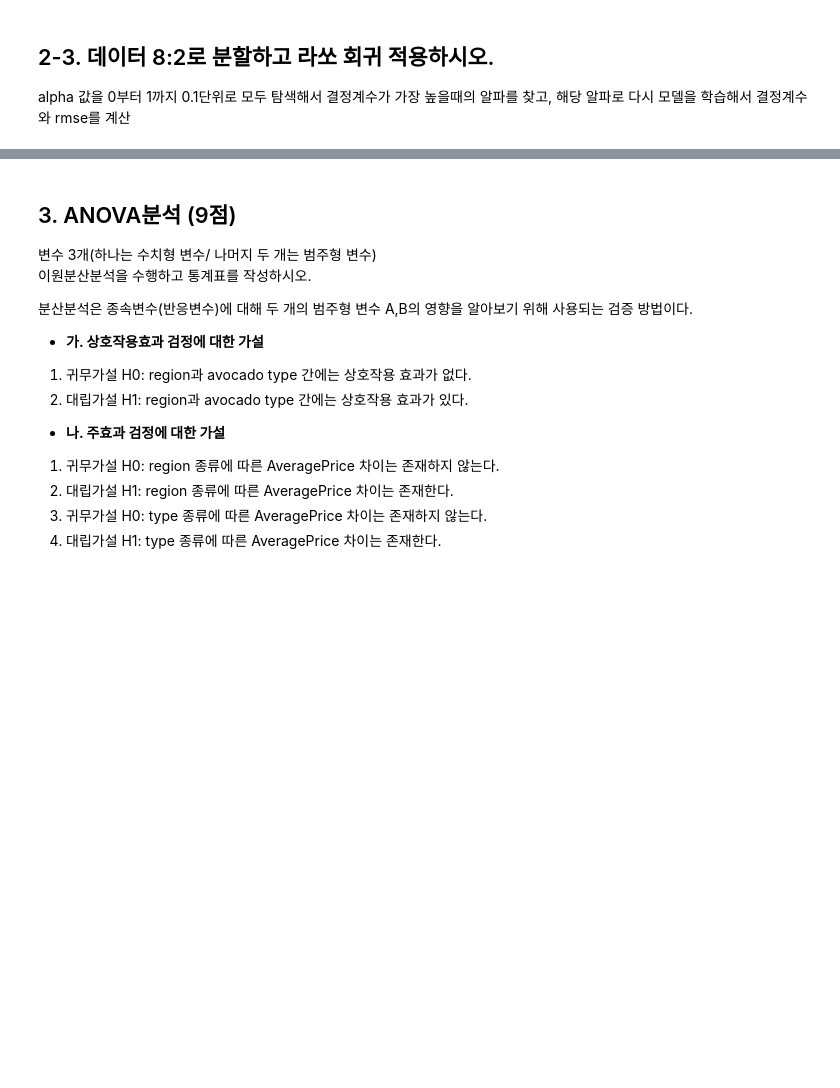
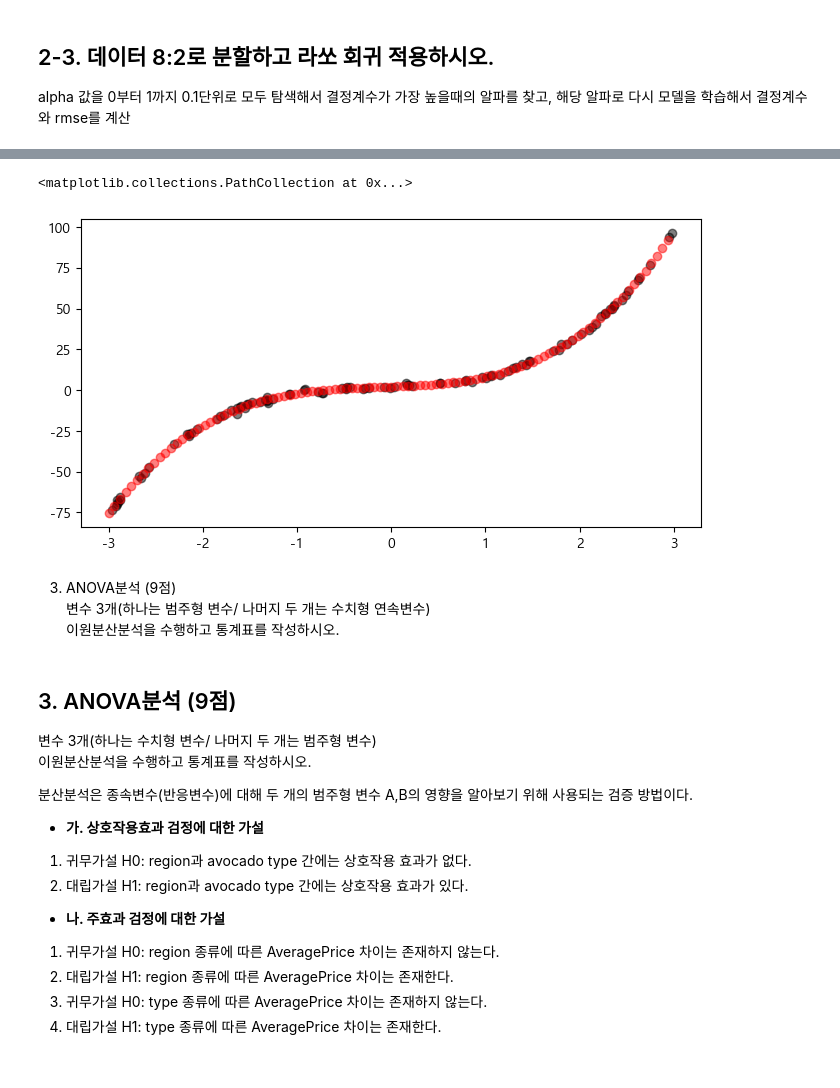
Before and after one commit to blueage98/adp_work, a Jupyter notebook: ADP-실기-DESSA/최신 기출동형 모의고사/1회_통계분석 - 연습.ipynb, the cells around one changed output, grey strips where cells are left out. Saved outputs shown, nothing was run; the diff lists cells and outputs as text; code cells hidden in the pictures; blank space fills up the shorter version.

```diff
--- a/ADP-실기-DESSA/최신 기출동형 모의고사/1회_통계분석 - 연습.ipynb
+++ b/ADP-실기-DESSA/최신 기출동형 모의고사/1회_통계분석 - 연습.ipynb
@@ -50,3 +153,21 @@ alpha 값을 0부터 1까지 0.1단위로 모두 탐색해서 결정계수가
+# %%
+from sklearn.preprocessing import PolynomialFeatures
+from sklearn.linear_model import LinearRegression
+from sklearn.pipeline import make_pipeline
+
+pipe = make_pipeline(PolynomialFeatures(degree=3, include_bias=False), LinearRegression())
+pipe.fit(X_train, y_train)
+y_pred = pipe.predict(X_test)
+
+plt.scatter(X_train, y_train, c='black', alpha=0.5)
+plt.scatter(X_test, y_pred, c='red', alpha=0.5)
+# %% [output]
+<matplotlib.collections.PathCollection at 0x...>
+[figure, added]
+# %% [markdown]
+3. ANOVA분석 (9점)<br>
+변수 3개(하나는 범주형 변수/ 나머지 두 개는 수치형 연속변수)<br>
+이원분산분석을 수행하고 통계표를 작성하시오.<br>
 # %% [markdown]
 ## 3. ANOVA분석 (9점)<br>
 변수 3개(하나는 수치형 변수/ 나머지 두 개는 범주형 변수)<br>
```
Also changed, not shown: parts of 10 cells of this notebook, 1 other file.
